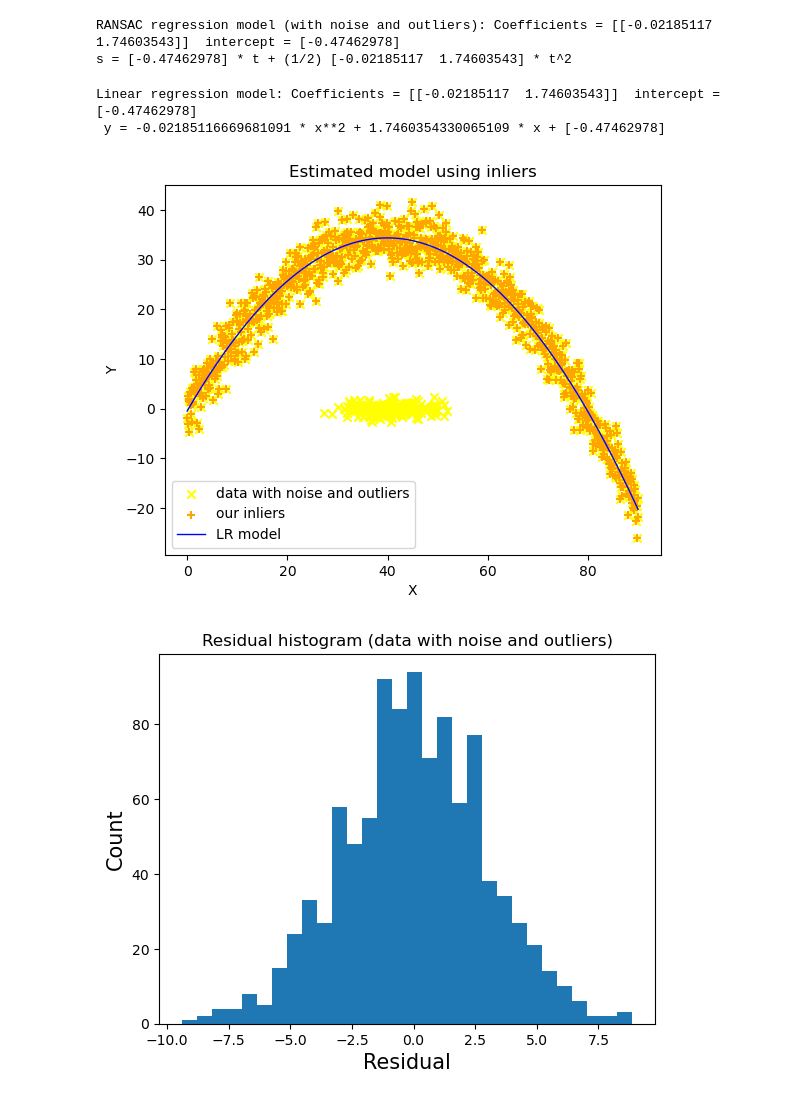
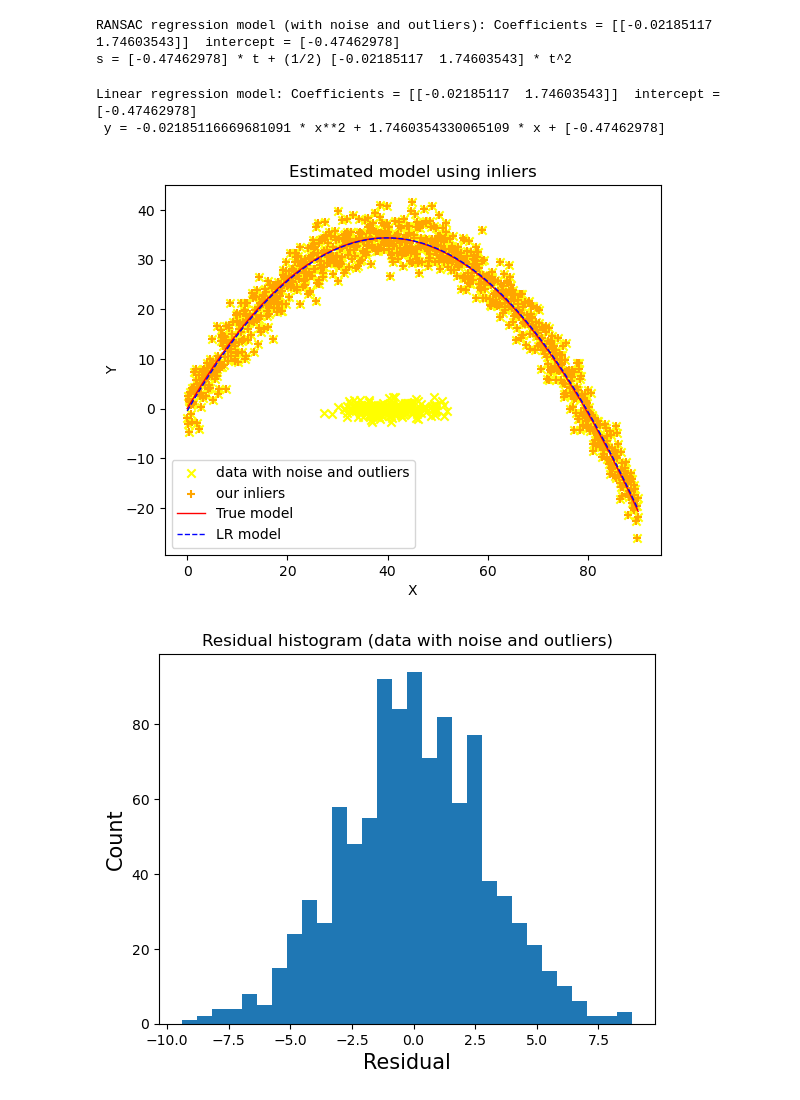
Before and after one commit to wingyeung0317/EEE4463, a Jupyter notebook: BD_Labs_V3/BD_EA/EA.ipynb, the cells around one changed output. Saved outputs shown, nothing was run; the diff lists cells and outputs as text; code cells hidden in the pictures.

Commit message:
EA: Feat: plot true theoretical trajectory line

```diff
--- a/BD_Labs_V3/BD_EA/EA.ipynb
+++ b/BD_Labs_V3/BD_EA/EA.ipynb
@@ -67,35 +67,45 @@ reg = LinearRegression().fit(inlier_K, our_inlier_y)
 
 print( f'Linear regression model: Coefficients = {reg.coef_}  intercept = {reg.intercept_}' )
 print( f' y = {reg.coef_[0][0]} * x**2 + {reg.coef_[0][1]} * x + {reg.intercept_}' )
 # ******************************
 #Draw the fitted curve
 min_x = min(our_inlier_x)
 max_x = max(our_inlier_x)
 numOfPoint = 3*len(our_inlier_x)
 temp_x = np.linspace(min_x, max_x, num = numOfPoint)
 xpoints = temp_x.reshape(numOfPoint, 1)
 xxpoints = xpoints ** 2
 H = np.concatenate( (xxpoints, xpoints), axis=1)
 prediction = reg.predict(H)
 
 plt.scatter(
    x_pos, y_pos, color="yellow", marker="x", label="data with noise and outliers"
 )
 
 plt.scatter(
    our_inlier_x, our_inlier_y, color="orange", marker="+", label="our inliers"
 )
 
-plt.plot(xpoints, prediction, color="blue", linewidth=1, label="LR model")
+# plot the true theoretical trajectory mode (y = x * tan(theta) - (g * x^2) / (2 * v0^2 * cos(theta)^2)))
+v0 = 30
+g = 9.81
+theta = 60
+plt.plot(xpoints, xpoints * np.tan(np.radians(theta)) - (g * xpoints**2) / (2 * v0**2 * np.cos(np.radians(theta))**2), color="red", linewidth=1, label="True model")
+
+# def y(x_true, theta_true, g_true, v0_true):
+#    return x_true * np.tan(theta_true) - (g_true * x_true**2) / (2 * v0_true**2 * np.cos(theta_true)**2)
+# plt.plot(xpoints, y(np.concatenate( (xxpoints, xpoints), axis=1), np.radians(45), 9.81, 10), color="green", linewidth=1, label="True model")
+
+plt.plot(xpoints, prediction, color="blue", linewidth=1, label="LR model", linestyle='dashed')
 plt.legend(loc='lower left')
 plt.xlabel('X')
 plt.ylabel('Y')
 plt.title('Estimated model using inliers')
 plt.show()
 # %% [output]
 Linear regression model: Coefficients = [[-0.02185117  1.74603543]]  intercept = [-0.47462978]
  y = -0.02185116669681091 * x**2 + 1.7460354330065109 * x + [-0.47462978]
-[figure, old version]
+[figure, new version]
 # %%
 prediction = reg.predict( inlier_K )
 residual = prediction - our_inlier_y
```
